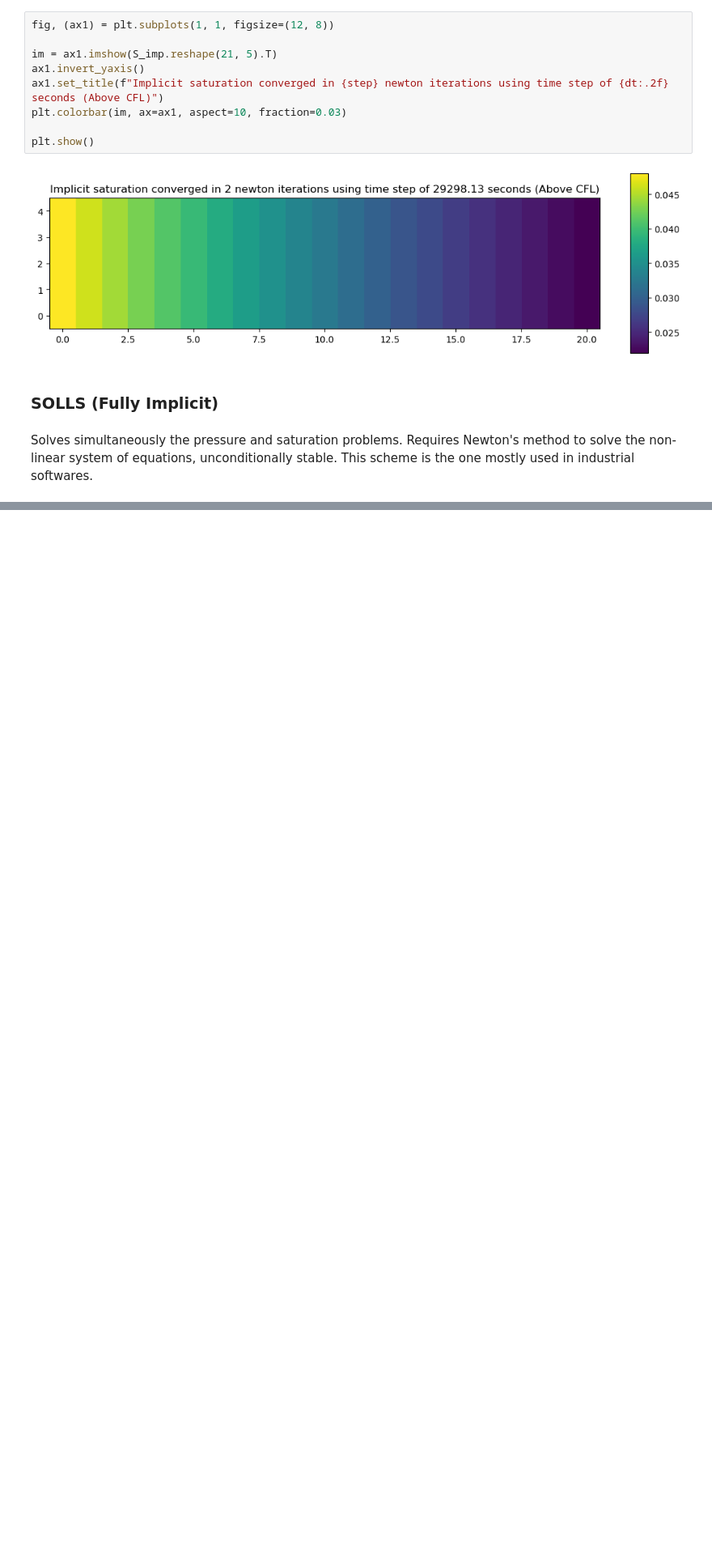
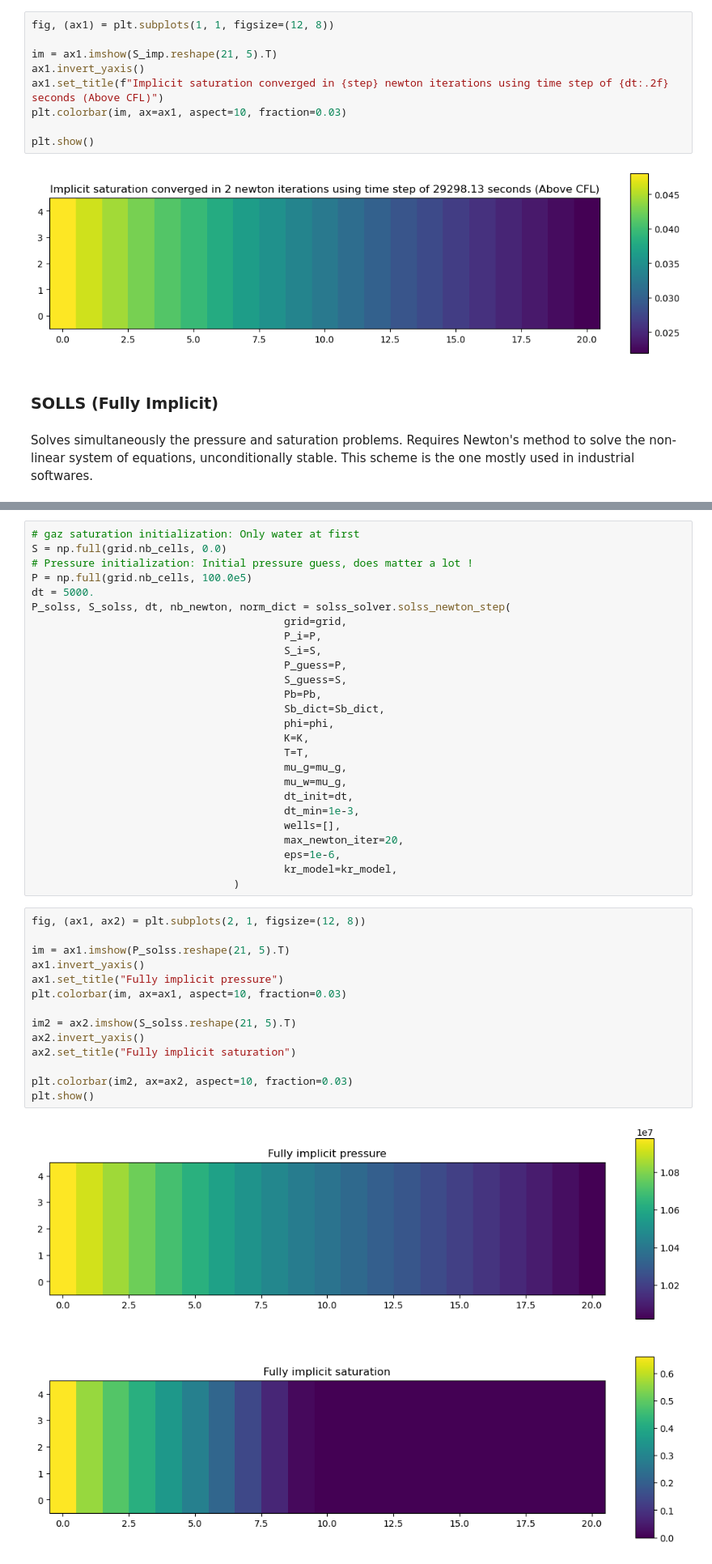
Before and after one commit to PINN-Well-opening-and-closing-events/Yads, a Jupyter notebook: examples/tutorial/4_solvers_and_schemes.ipynb, the cells around one changed output, grey strips where cells are left out. Shown at 81% size. Saved outputs shown, nothing was run; the diff lists cells and outputs as text; blank space fills up the shorter version.

Commit message:
Update solver tutorial with schemes

```diff
--- a/examples/tutorial/4_solvers_and_schemes.ipynb
+++ b/examples/tutorial/4_solvers_and_schemes.ipynb
@@ -330,0 +327,42 @@ solss_solver.solss_newton_step(
+# %%
+# gaz saturation initialization: Only water at first
+S = np.full(grid.nb_cells, 0.0)
+# Pressure initialization: Initial pressure guess, does matter a lot !
+P = np.full(grid.nb_cells, 100.0e5)
+dt = 5000.
+P_solss, S_solss, dt, nb_newton, norm_dict = solss_solver.solss_newton_step(
+                                        grid=grid,
+                                        P_i=P,
+                                        S_i=S,
+                                        P_guess=P,
+                                        S_guess=S,
+                                        Pb=Pb,
+                                        Sb_dict=Sb_dict,
+                                        phi=phi,
+                                        K=K,
+                                        T=T,
+                                        mu_g=mu_g,
+                                        mu_w=mu_g,
+                                        dt_init=dt,
+                                        dt_min=1e-3,
+                                        wells=[],
+                                        max_newton_iter=20,
+                                        eps=1e-6,
+                                        kr_model=kr_model,
+                                )
+# %%
+fig, (ax1, ax2) = plt.subplots(2, 1, figsize=(12, 8))
+
+im = ax1.imshow(P_solss.reshape(21, 5).T)
+ax1.invert_yaxis()
+ax1.set_title("Fully implicit pressure")
+plt.colorbar(im, ax=ax1, aspect=10, fraction=0.03)
+
+im2 = ax2.imshow(S_solss.reshape(21, 5).T)
+ax2.invert_yaxis()
+ax2.set_title("Fully implicit saturation")
+
+plt.colorbar(im2, ax=ax2, aspect=10, fraction=0.03)
+plt.show()
+# %% [output]
+[figure, added]
```
Also changed, not shown: parts of 8 cells of this notebook, 2 other files.
